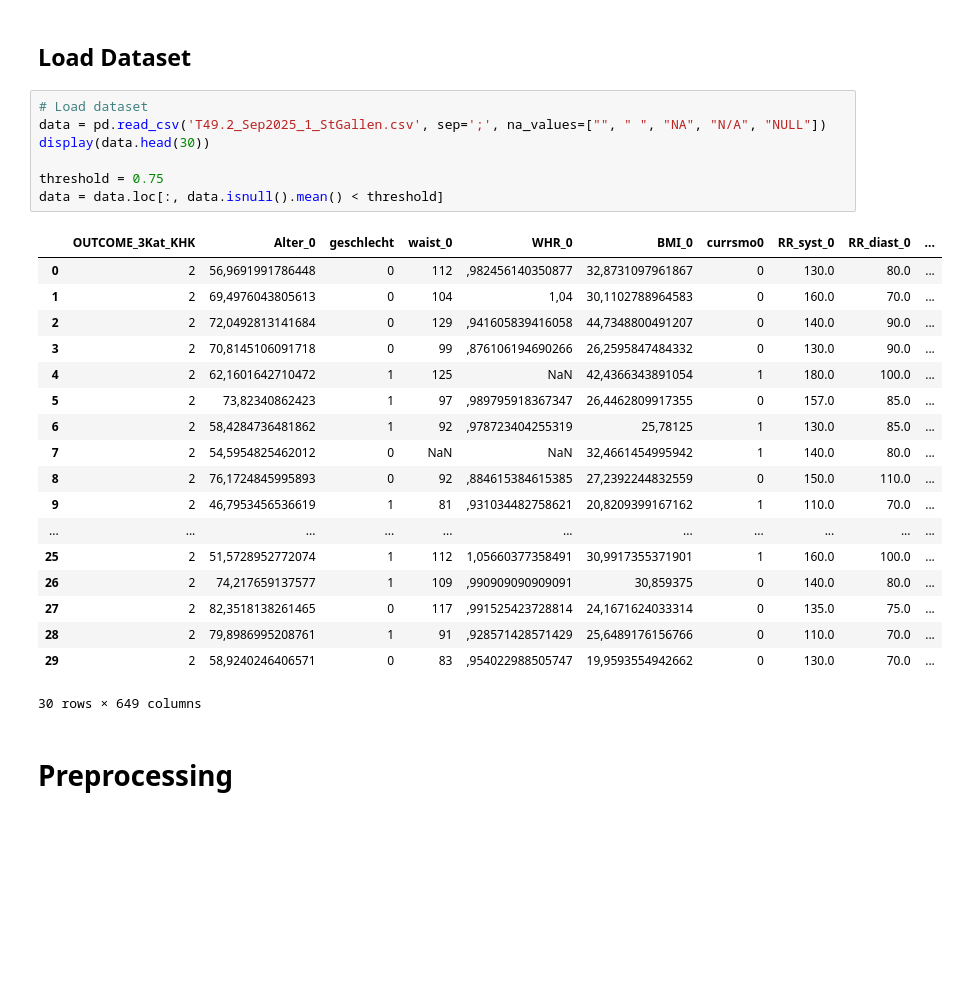
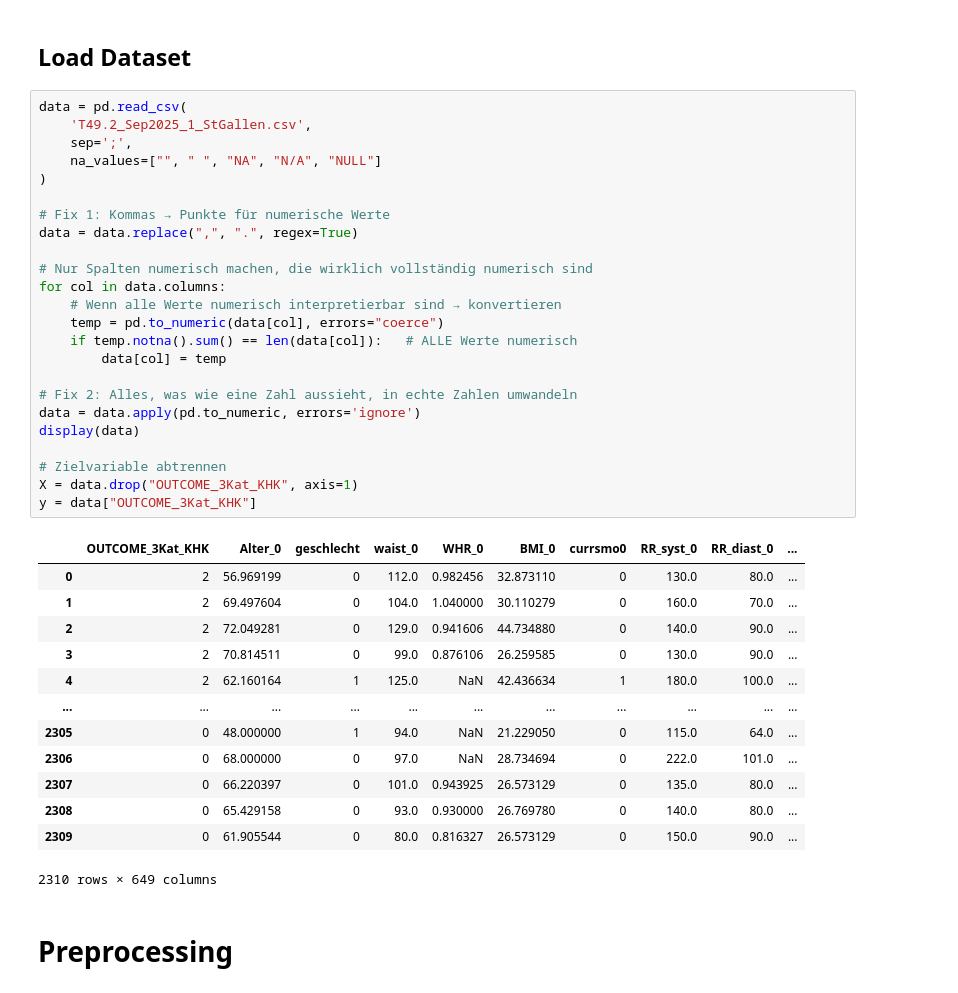
Before and after one commit to samuellukaswidmer/Bachelorproject-HS25, a Jupyter notebook: xg-boost-multiclass-classification.ipynb, the cells around one changed output. Drawn from its saved outputs; the diff is of its cells as text; blank space fills up the shorter version.

```diff
--- a/xg-boost-multiclass-classification.ipynb
+++ b/xg-boost-multiclass-classification.ipynb
@@ -25,31 +25,43 @@ from sklearn.utils.class_weight import compute_sample_weight
 # %% [markdown]
 ## Load Dataset
 # %%
-# Load dataset
-data = pd.read_csv('T49.2_Sep2025_1_StGallen.csv', sep=';', na_values=["", " ", "NA", "N/A", "NULL"])
-display(data.head(30))
+data = pd.read_csv(
+    'T49.2_Sep2025_1_StGallen.csv',
+    sep=';',
+    na_values=["", " ", "NA", "N/A", "NULL"]
+)
 
-threshold = 0.75
-data = data.loc[:, data.isnull().mean() < threshold]
+# Fix 1: Kommas → Punkte für numerische Werte
+data = data.replace(",", ".", regex=True)
+
+# Nur Spalten numerisch machen, die wirklich vollständig numerisch sind
+for col in data.columns:
+    # Wenn alle Werte numerisch interpretierbar sind → konvertieren
+    temp = pd.to_numeric(data[col], errors="coerce")
+    if temp.notna().sum() == len(data[col]):   # ALLE Werte numerisch
+        data[col] = temp
+
+# Fix 2: Alles, was wie eine Zahl aussieht, in echte Zahlen umwandeln
+data = data.apply(pd.to_numeric, errors='ignore')
+display(data)
+
+# Zielvariable abtrennen
+X = data.drop("OUTCOME_3Kat_KHK", axis=1)
+y = data["OUTCOME_3Kat_KHK"]
 # %% [output]
 |  | OUTCOME_3Kat_KHK | Alter_0 | geschlecht | waist_0 | WHR_0 | BMI_0 | currsmo0 | RR_syst_0 | RR_diast_0 | ... |
-| 0 | 2 | 56,9691991786448 | 0 | 112 | ,982456140350877 | 32,8731097961867 | 0 | 130.0 | 80.0 | ... |
-| 1 | 2 | 69,4976043805613 | 0 | 104 | 1,04 | 30,1102788964583 | 0 | 160.0 | 70.0 | ... |
-| 2 | 2 | 72,0492813141684 | 0 | 129 | ,941605839416058 | 44,7348800491207 | 0 | 140.0 | 90.0 | ... |
-| 3 | 2 | 70,8145106091718 | 0 | 99 | ,876106194690266 | 26,2595847484332 | 0 | 130.0 | 90.0 | ... |
-| 4 | 2 | 62,1601642710472 | 1 | 125 | NaN | 42,4366343891054 | 1 | 180.0 | 100.0 | ... |
-| 5 | 2 | 73,82340862423 | 1 | 97 | ,989795918367347 | 26,4462809917355 | 0 | 157.0 | 85.0 | ... |
-| 6 | 2 | 58,4284736481862 | 1 | 92 | ,978723404255319 | 25,78125 | 1 | 130.0 | 85.0 | ... |
-| 7 | 2 | 54,5954825462012 | 0 | NaN | NaN | 32,4661454995942 | 1 | 140.0 | 80.0 | ... |
-| 8 | 2 | 76,1724845995893 | 0 | 92 | ,884615384615385 | 27,2392244832559 | 0 | 150.0 | 110.0 | ... |
-| 9 | 2 | 46,7953456536619 | 1 | 81 | ,931034482758621 | 20,8209399167162 | 1 | 110.0 | 70.0 | ... |
+| 0 | 2 | 56.969199 | 0 | 112.0 | 0.982456 | 32.873110 | 0 | 130.0 | 80.0 | ... |
+| 1 | 2 | 69.497604 | 0 | 104.0 | 1.040000 | 30.110279 | 0 | 160.0 | 70.0 | ... |
+| 2 | 2 | 72.049281 | 0 | 129.0 | 0.941606 | 44.734880 | 0 | 140.0 | 90.0 | ... |
+| 3 | 2 | 70.814511 | 0 | 99.0 | 0.876106 | 26.259585 | 0 | 130.0 | 90.0 | ... |
+| 4 | 2 | 62.160164 | 1 | 125.0 | NaN | 42.436634 | 1 | 180.0 | 100.0 | ... |
 | ... | ... | ... | ... | ... | ... | ... | ... | ... | ... | ... |
-| 25 | 2 | 51,5728952772074 | 1 | 112 | 1,05660377358491 | 30,9917355371901 | 1 | 160.0 | 100.0 | ... |
-| 26 | 2 | 74,217659137577 | 1 | 109 | ,990909090909091 | 30,859375 | 0 | 140.0 | 80.0 | ... |
-| 27 | 2 | 82,3518138261465 | 0 | 117 | ,991525423728814 | 24,1671624033314 | 0 | 135.0 | 75.0 | ... |
-| 28 | 2 | 79,8986995208761 | 1 | 91 | ,928571428571429 | 25,6489176156766 | 0 | 110.0 | 70.0 | ... |
-| 29 | 2 | 58,9240246406571 | 0 | 83 | ,954022988505747 | 19,9593554942662 | 0 | 130.0 | 70.0 | ... |
+| 2305 | 0 | 48.000000 | 1 | 94.0 | NaN | 21.229050 | 0 | 115.0 | 64.0 | ... |
+| 2306 | 0 | 68.000000 | 0 | 97.0 | NaN | 28.734694 | 0 | 222.0 | 101.0 | ... |
+| 2307 | 0 | 66.220397 | 0 | 101.0 | 0.943925 | 26.573129 | 0 | 135.0 | 80.0 | ... |
+| 2308 | 0 | 65.429158 | 0 | 93.0 | 0.930000 | 26.769780 | 0 | 140.0 | 80.0 | ... |
+| 2309 | 0 | 61.905544 | 0 | 80.0 | 0.816327 | 26.573129 | 0 | 150.0 | 90.0 | ... |
-30 rows × 649 columns
+2310 rows × 649 columns
 # %% [markdown]
 # Preprocessing
 # %%
```
Also changed, not shown: parts of 13 cells of this notebook.
